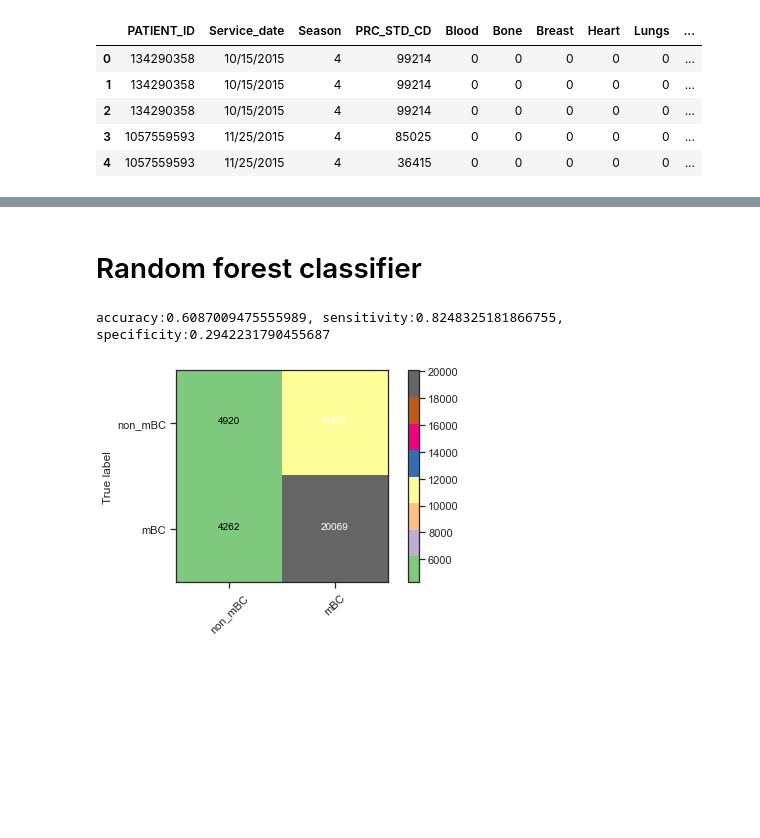
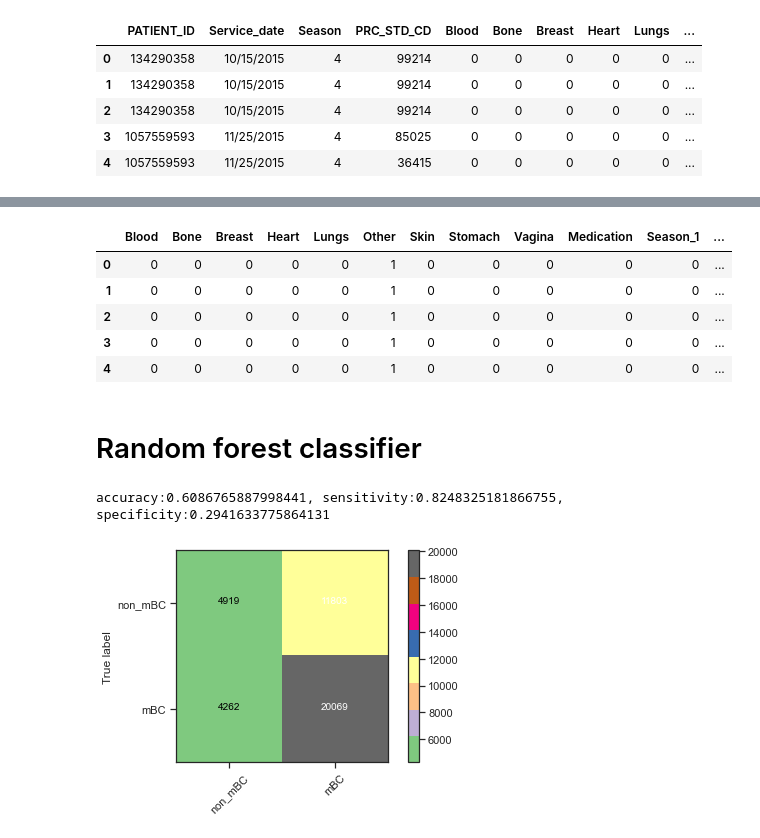
Before and after one commit to ygrepo/breast-cancer-hackathon, a Jupyter notebook: notebooks/mBC_Patient_modeling.ipynb, the cells around one changed output, grey strips where cells are left out. Saved outputs shown, nothing was run; the diff lists cells and outputs as text; code cells hidden in the pictures; blank space fills up the shorter version.

```diff
--- a/notebooks/mBC_Patient_modeling.ipynb
+++ b/notebooks/mBC_Patient_modeling.ipynb
@@ -87,3 +82,23 @@ model_data = data[FEATURES]
+# %%
+FEATURES = ['Season', 'Medication', 'Blood', 'Bone',
+       'Breast', 'Heart', 'Lungs',
+       'Skin', 'Stomach', 'Vagina', 'Other', 'mBC_PATIENT']
+model_data = data[FEATURES]
+ohe = pd.get_dummies(model_data.Season, prefix="Season")
+model_data = pd.concat([model_data, ohe], axis=1)
+le = LabelEncoder()
+model_data["mBC_PATIENT"] = le.fit_transform(model_data["mBC_PATIENT"])
+model_data = model_data[["Blood", 'Bone',
+       'Breast', 'Heart', 'Lungs','Other', 'Skin', 'Stomach',
+       'Vagina',  'Medication', "Season_1", "Season_2", "Season_3", "Season_4", "mBC_PATIENT"]]
+model_data.head()
+# %% [output]
+|  | Blood | Bone | Breast | Heart | Lungs | Other | Skin | Stomach | Vagina | Medication | Season_1 | ... |
+| 0 | 0 | 0 | 0 | 0 | 0 | 1 | 0 | 0 | 0 | 0 | 0 | ... |
+| 1 | 0 | 0 | 0 | 0 | 0 | 1 | 0 | 0 | 0 | 0 | 0 | ... |
+| 2 | 0 | 0 | 0 | 0 | 0 | 1 | 0 | 0 | 0 | 0 | 0 | ... |
+| 3 | 0 | 0 | 0 | 0 | 0 | 1 | 0 | 0 | 0 | 0 | 0 | ... |
+| 4 | 0 | 0 | 0 | 0 | 0 | 1 | 0 | 0 | 0 | 0 | 0 | ... |
 # %%
 x_train, x_test, y_train, y_test = train_test_split(
         model_data.iloc[:,:-1],
@@ -95,12 +110,12 @@ x_train, x_test, y_train, y_test = train_test_split(
 # Random forest classifier
 # %%
 rf = RandomForestClassifier()
-rf = rf.fit(x_train,y_train)
+rf = rf.fit(x_train.values,y_train)
 y_prediction = rf.predict(x_test)
 (accuracy, sensitivity, specificity) = compute_metrics(y_test, y_prediction)
 print(f"accuracy:{accuracy}, sensitivity:{sensitivity}, specificity:{specificity}")
 # %% [output]
-accuracy:0.6087009475555989, sensitivity:0.8248325181866755, specificity:0.2942231790455687
+accuracy:0.6086765887998441, sensitivity:0.8248325181866755, specificity:0.2941633775864131
 # %%
 plot_confusion_matrix_with_labels(x_test, y_test, rf, ["non_mBC", "mBC"], filename="random_forest.pdf")
 # %% [output]
```
Also changed, not shown: parts of 18 cells of this notebook, 7 other files.
